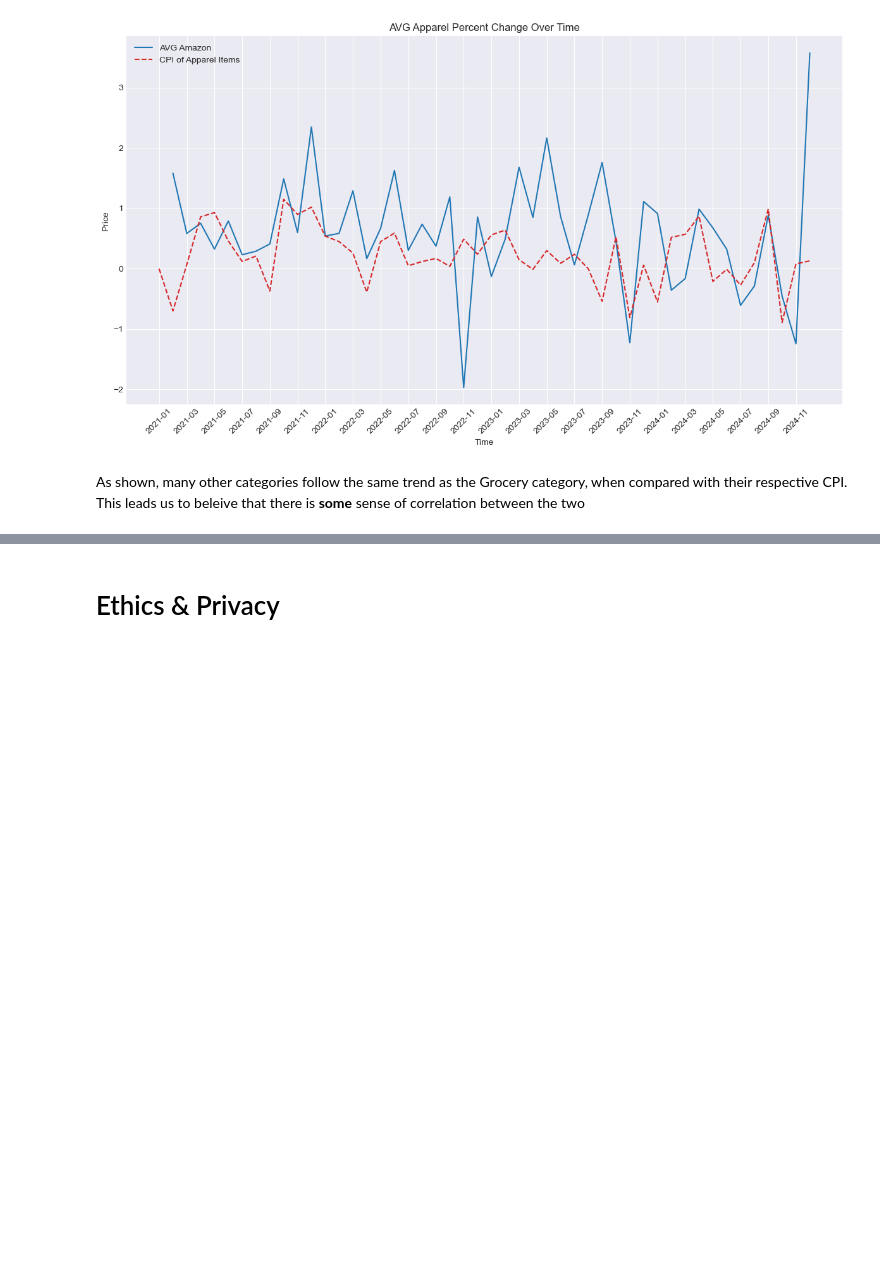
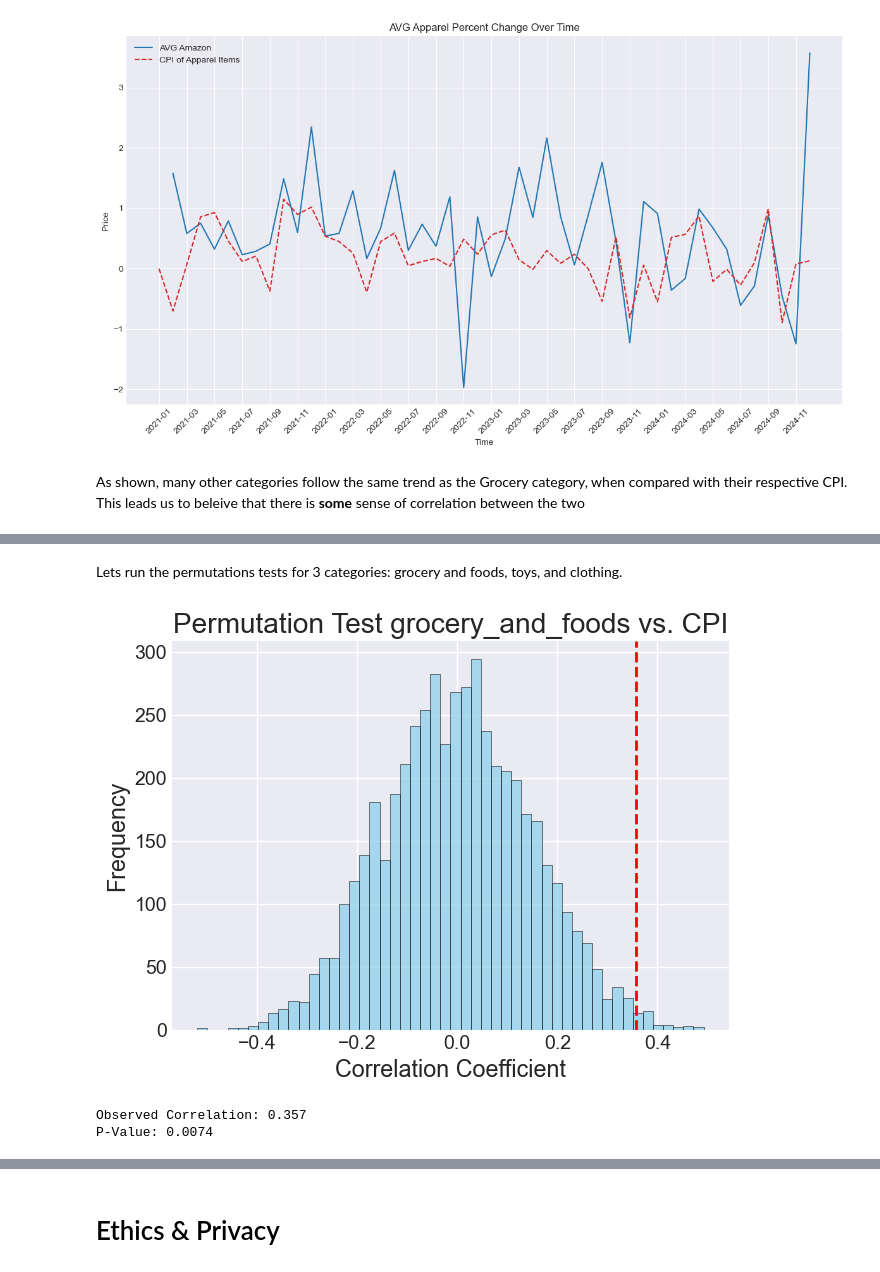
Before and after one commit to domwrm/Amazon-Pricing-Anlysis, a Jupyter notebook: EDACheckpoint_Group031_WI25.ipynb, the cells around one changed output, grey strips where cells are left out. Drawn from its saved outputs; the diff is of its cells as text; code cells hidden in the pictures; blank space fills up the shorter version.

Commit message:
Add hypothesis test section

```diff
--- a/EDACheckpoint_Group031_WI25.ipynb
+++ b/EDACheckpoint_Group031_WI25.ipynb
@@ -1115,0 +1189,8 @@ As shown, many other categories follow the same trend as the Grocery category, w
+# %% [markdown]
+Lets run the permutations tests for 3 categories: grocery and foods, toys, and clothing.
+# %%
+perform_permutation_test('grocery_and_foods', 'data/cpi_data/food_and_bev.csv')
+# %% [output]
+[figure, added]
+Observed Correlation: 0.357
+P-Value: 0.0074
```
Also changed, not shown: parts of 10 cells of this notebook.
